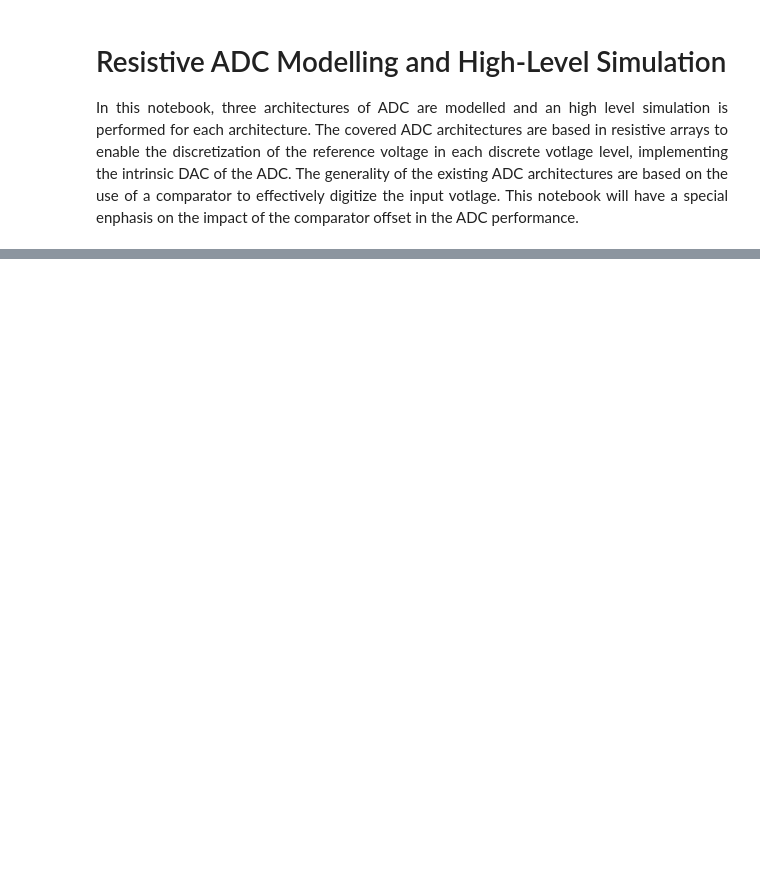
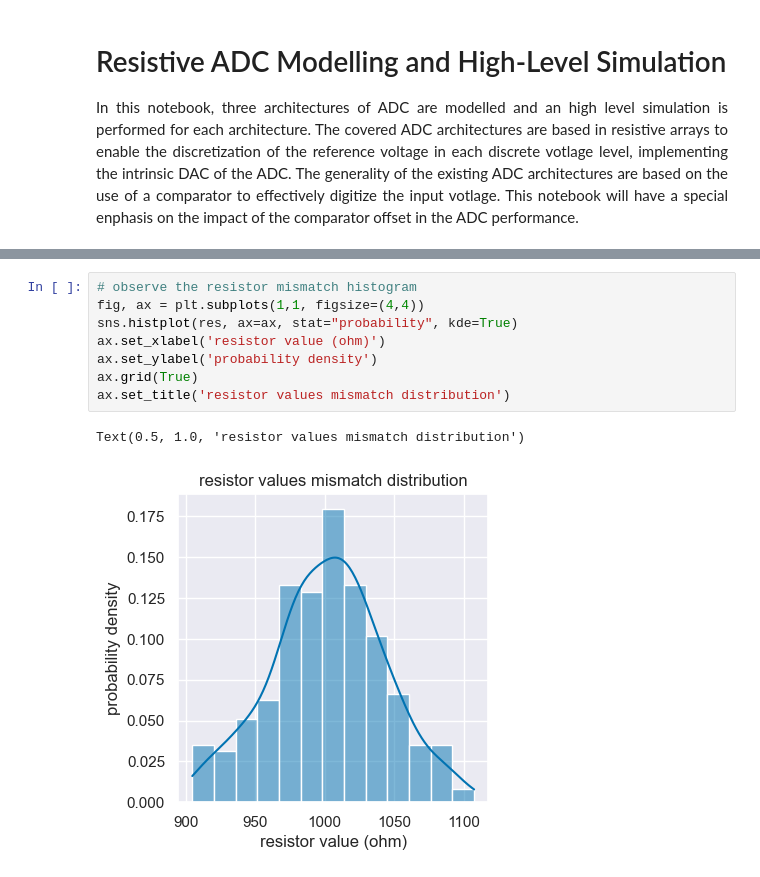
Before and after one commit to das-dias/signal-converters-notebooks, a Jupyter notebook: practical_classes/practical_class_9.ipynb, the cells around one changed output, grey strips where cells are left out. Cells and saved outputs as stored; diff of their text form; blank space fills up the shorter version.

```diff
--- a/practical_classes/practical_class_9.ipynb
+++ b/practical_classes/practical_class_9.ipynb
@@ -57,0 +139,11 @@ The offset will lead the comparator to decide its output logical value relative
+# %%
+# observe the resistor mismatch histogram
+fig, ax = plt.subplots(1,1, figsize=(4,4))
+sns.histplot(res, ax=ax, stat="probability", kde=True)
+ax.set_xlabel('resistor value (ohm)')
+ax.set_ylabel('probability density')
+ax.grid(True)
+ax.set_title('resistor values mismatch distribution')
+# %% [output]
+Text(0.5, 1.0, 'resistor values mismatch distribution')
+[figure, added]
```
Also changed, not shown: parts of 9 cells of this notebook, 1 other file.
